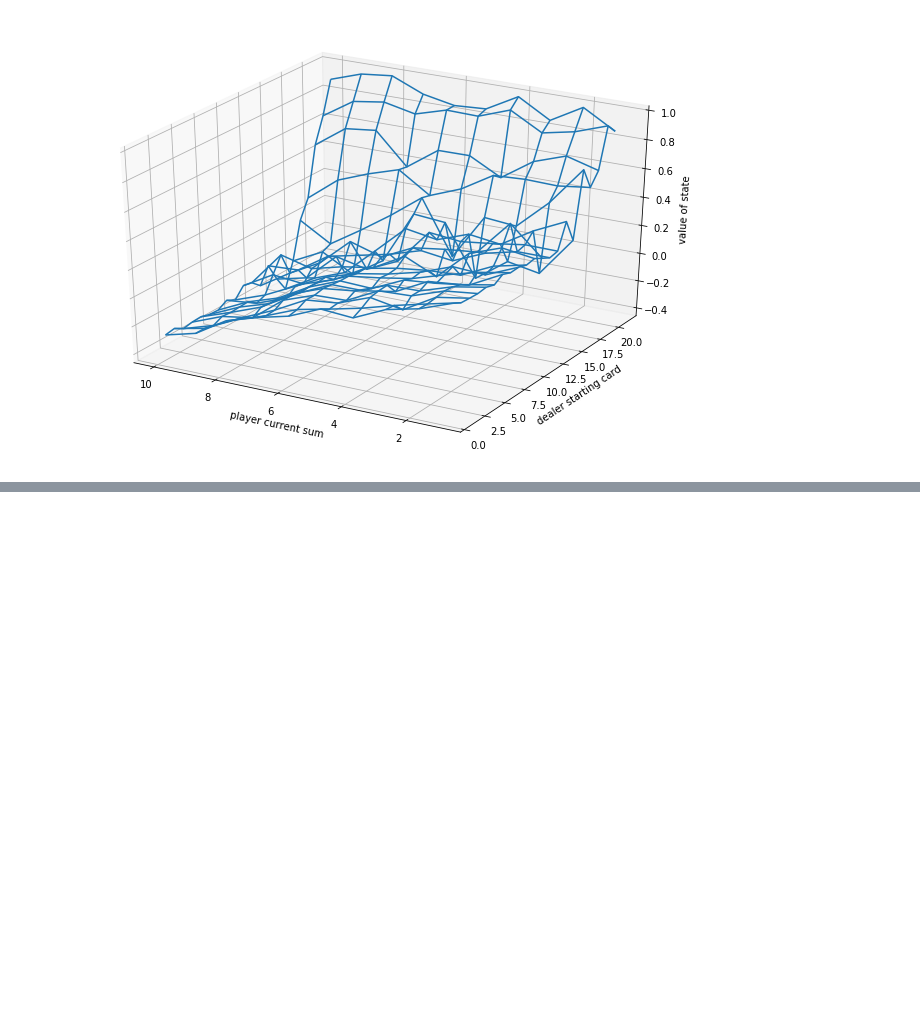
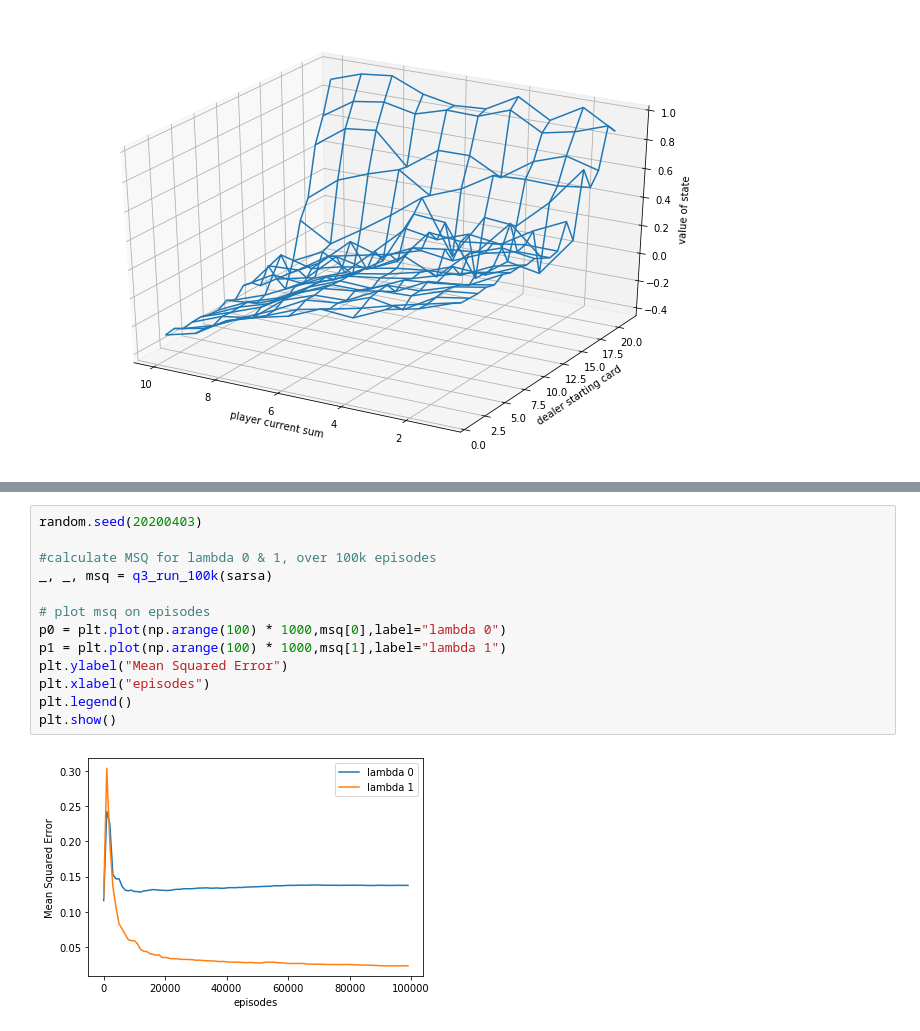
Before and after one commit to york-huang/machine-learning-study, a Jupyter notebook: kvfrans_easy21.ipynb, the cells around one changed output, grey strips where cells are left out. Drawn from its saved outputs; the diff is of its cells as text; blank space fills up the shorter version.

```diff
--- a/kvfrans_easy21.ipynb
+++ b/kvfrans_easy21.ipynb
@@ -103,0 +220,15 @@ plt.show()
+# %%
+random.seed(20200403)
+
+#calculate MSQ for lambda 0 & 1, over 100k episodes
+_, _, msq = q3_run_100k(sarsa)
+
+# plot msq on episodes
+p0 = plt.plot(np.arange(100) * 1000,msq[0],label="lambda 0")
+p1 = plt.plot(np.arange(100) * 1000,msq[1],label="lambda 1")
+plt.ylabel("Mean Squared Error")
+plt.xlabel("episodes")
+plt.legend()
+plt.show()
+# %% [output]
+[figure, added]
```
Also changed, not shown: parts of 6 cells of this notebook, 1 other file.
